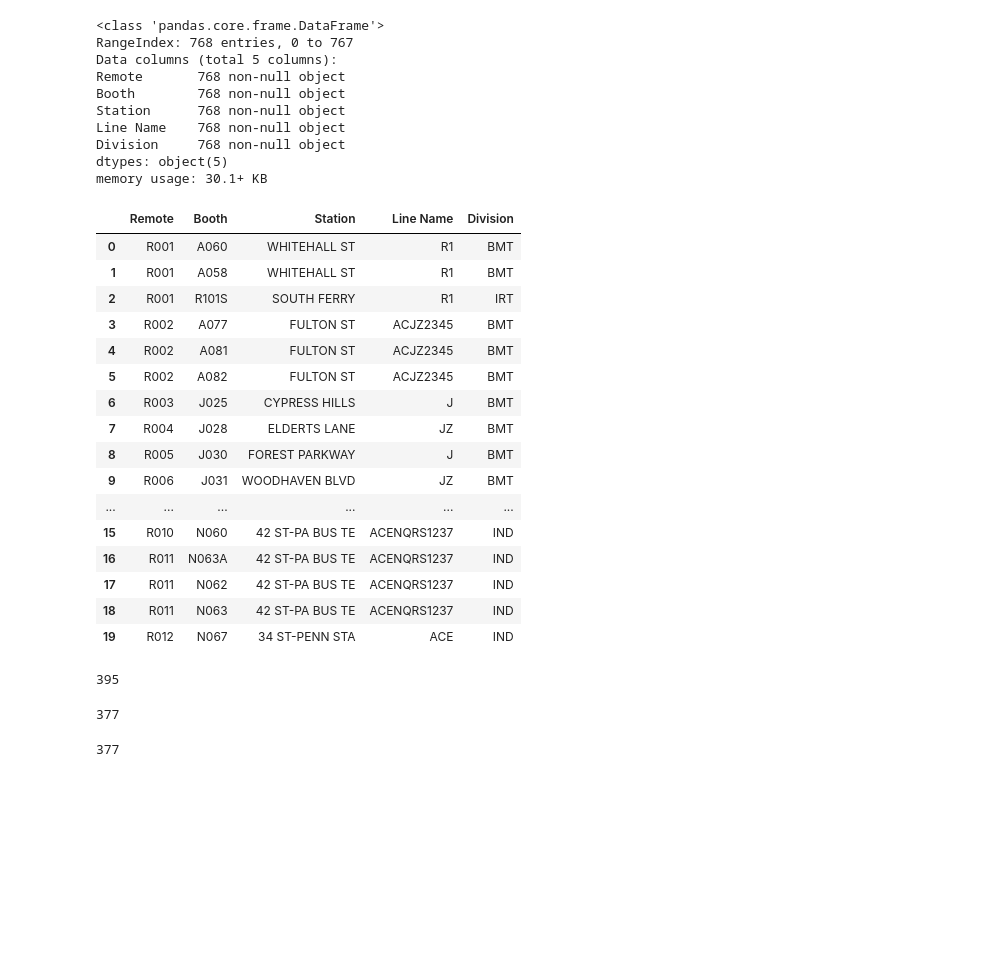
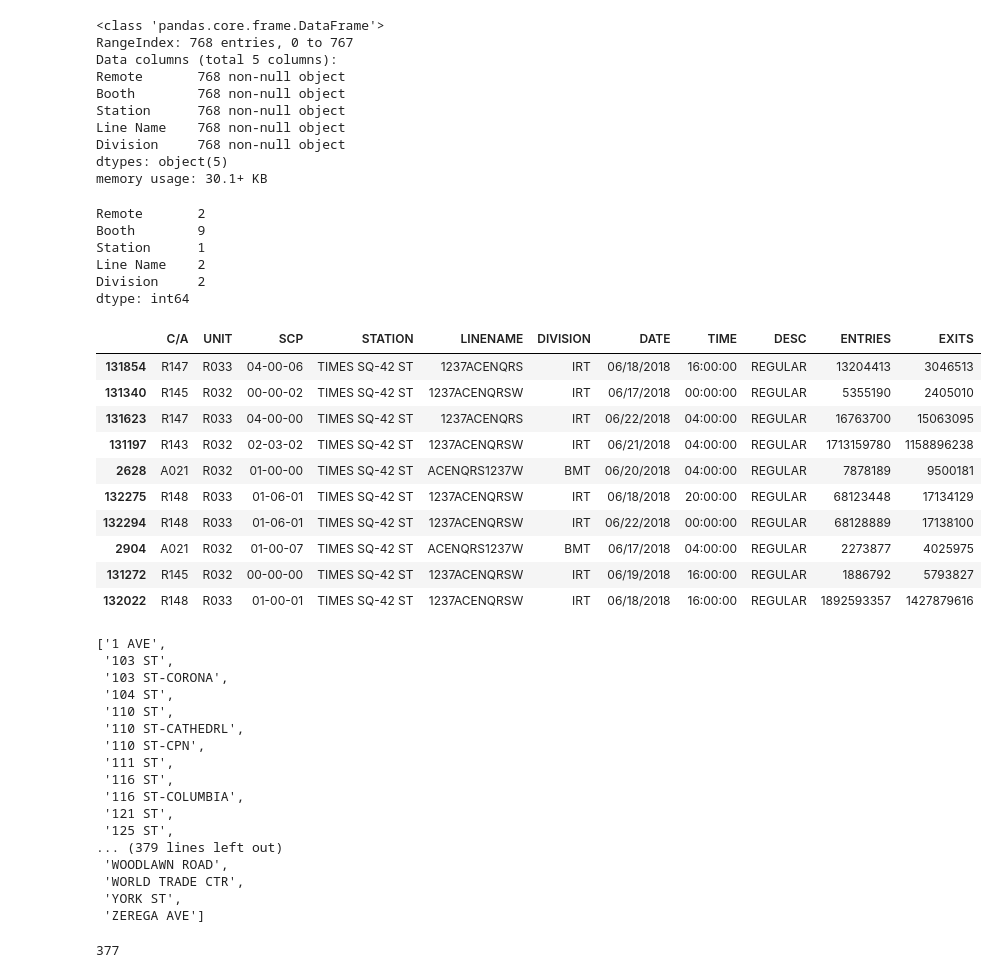
Before and after one commit to BotScutters/metis-project-01, a Jupyter notebook: initial_exploration.ipynb, the cells around one changed output. Drawn from its saved outputs; the diff is of its cells as text; code cells hidden in the pictures; blank space fills up the shorter version.

```diff
--- a/initial_exploration.ipynb
+++ b/initial_exploration.ipynb
@@ -264,34 +281,49 @@ Line Name    768 non-null object
 Division     768 non-null object
 dtypes: object(5)
 memory usage: 30.1+ KB
-# %%
-station_data.head(20)
-# %% [output]
-|  | Remote | Booth | Station | Line Name | Division |
-| 0 | R001 | A060 | WHITEHALL ST | R1 | BMT |
-| 1 | R001 | A058 | WHITEHALL ST | R1 | BMT |
-| 2 | R001 | R101S | SOUTH FERRY | R1 | IRT |
-| 3 | R002 | A077 | FULTON ST | ACJZ2345 | BMT |
-| 4 | R002 | A081 | FULTON ST | ACJZ2345 | BMT |
-| 5 | R002 | A082 | FULTON ST | ACJZ2345 | BMT |
-| 6 | R003 | J025 | CYPRESS HILLS | J | BMT |
-| 7 | R004 | J028 | ELDERTS LANE | JZ | BMT |
-| 8 | R005 | J030 | FOREST PARKWAY | J | BMT |
-| 9 | R006 | J031 | WOODHAVEN BLVD | JZ | BMT |
-| ... | ... | ... | ... | ... | ... |
-| 15 | R010 | N060 | 42 ST-PA BUS TE | ACENQRS1237 | IND |
-| 16 | R011 | N063A | 42 ST-PA BUS TE | ACENQRS1237 | IND |
-| 17 | R011 | N062 | 42 ST-PA BUS TE | ACENQRS1237 | IND |
-| 18 | R011 | N063 | 42 ST-PA BUS TE | ACENQRS1237 | IND |
-| 19 | R012 | N067 | 34 ST-PENN STA | ACE | IND |
 # %%
-station_data['Station'].nunique()
+station_data[station_data['Station'] == '42 ST-TIMES SQ'].nunique()
 # %% [output]
-395
+Remote       2
+Booth        9
+Station      1
+Line Name    2
+Division     2
+dtype: int64
-# %%
-turnstile_data_06302018['STATION'].nunique()
-# %% [output]
-377
+# %%
+data[data['STATION'] == 'TIMES SQ-42 ST'].sample(10)
+# %% [output]
+|  | C/A | UNIT | SCP | STATION | LINENAME | DIVISION | DATE | TIME | DESC | ENTRIES | EXITS |
+| 131854 | R147 | R033 | 04-00-06 | TIMES SQ-42 ST | 1237ACENQRS | IRT | 06/18/2018 | 16:00:00 | REGULAR | 13204413 | 3046513 |
+| 131340 | R145 | R032 | 00-00-02 | TIMES SQ-42 ST | 1237ACENQRSW | IRT | 06/17/2018 | 00:00:00 | REGULAR | 5355190 | 2405010 |
+| 131623 | R147 | R033 | 04-00-00 | TIMES SQ-42 ST | 1237ACENQRS | IRT | 06/22/2018 | 04:00:00 | REGULAR | 16763700 | 15063095 |
+| 131197 | R143 | R032 | 02-03-02 | TIMES SQ-42 ST | 1237ACENQRSW | IRT | 06/21/2018 | 04:00:00 | REGULAR | 1713159780 | 1158896238 |
+| 2628 | A021 | R032 | 01-00-00 | TIMES SQ-42 ST | ACENQRS1237W | BMT | 06/20/2018 | 04:00:00 | REGULAR | 7878189 | 9500181 |
+| 132275 | R148 | R033 | 01-06-01 | TIMES SQ-42 ST | 1237ACENQRSW | IRT | 06/18/2018 | 20:00:00 | REGULAR | 68123448 | 17134129 |
+| 132294 | R148 | R033 | 01-06-01 | TIMES SQ-42 ST | 1237ACENQRSW | IRT | 06/22/2018 | 00:00:00 | REGULAR | 68128889 | 17138100 |
+| 2904 | A021 | R032 | 01-00-07 | TIMES SQ-42 ST | ACENQRS1237W | BMT | 06/17/2018 | 04:00:00 | REGULAR | 2273877 | 4025975 |
+| 131272 | R145 | R032 | 00-00-00 | TIMES SQ-42 ST | 1237ACENQRSW | IRT | 06/19/2018 | 16:00:00 | REGULAR | 1886792 | 5793827 |
+| 132022 | R148 | R033 | 01-00-01 | TIMES SQ-42 ST | 1237ACENQRSW | IRT | 06/18/2018 | 16:00:00 | REGULAR | 1892593357 | 1427879616 |
+# %%
+sorted(station_data['Station'].unique())
+# %% [output]
+['1 AVE',
+ '103 ST',
+ '103 ST-CORONA',
+ '104 ST',
+ '110 ST',
+ '110 ST-CATHEDRL',
+ '110 ST-CPN',
+ '111 ST',
+ '116 ST',
+ '116 ST-COLUMBIA',
+ '121 ST',
+ '125 ST',
+... (379 lines left out)
+ 'WOODLAWN ROAD',
+ 'WORLD TRADE CTR',
+ 'YORK ST',
+ 'ZEREGA AVE']
 # %%
 turnstile_data_03302019['STATION'].nunique()
 # %% [output]
```
Also changed, not shown: parts of 15 cells of this notebook.
